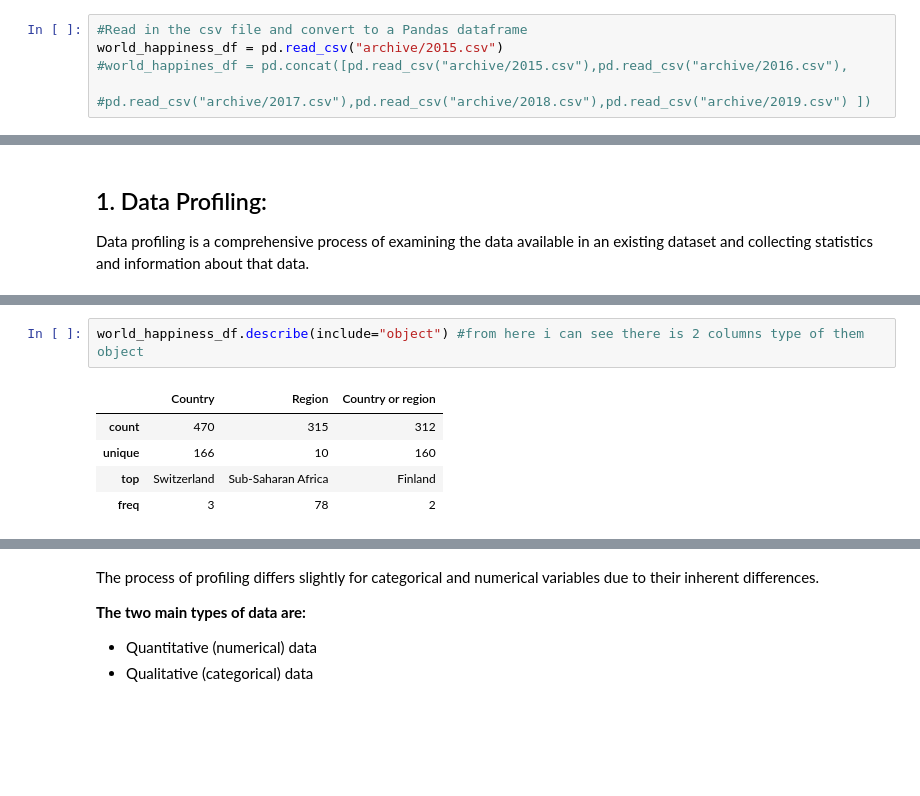
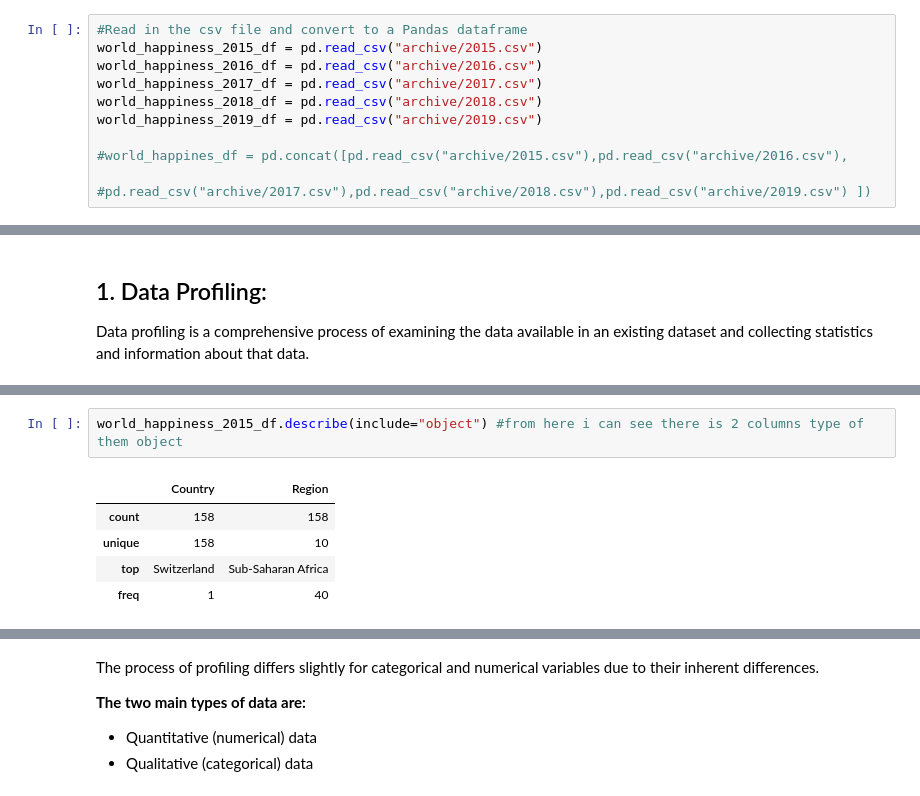
Before and after one commit to Abdullah-01/Usecase-2, a Jupyter notebook: EDA explain template.ipynb, the cells around one changed output, grey strips where cells are left out. Saved outputs shown, nothing was run; the diff lists cells and outputs as text; blank space fills up the shorter version.

```diff
--- a/EDA explain template.ipynb
+++ b/EDA explain template.ipynb
@@ -13,7 +13,12 @@ from scipy.stats import zscore
 We can now load the dataset into pandas using the read_csv() function. This converts the CSV file into a Pandas dataframe.
 # %%
 #Read in the csv file and convert to a Pandas dataframe
-world_happiness_df = pd.read_csv("archive/2015.csv")
+world_happiness_2015_df = pd.read_csv("archive/2015.csv")
+world_happiness_2016_df = pd.read_csv("archive/2016.csv")
+world_happiness_2017_df = pd.read_csv("archive/2017.csv")
+world_happiness_2018_df = pd.read_csv("archive/2018.csv")
+world_happiness_2019_df = pd.read_csv("archive/2019.csv")
+
 #world_happines_df = pd.concat([pd.read_csv("archive/2015.csv"),pd.read_csv("archive/2016.csv"),
                                #pd.read_csv("archive/2017.csv"),pd.read_csv("archive/2018.csv"),pd.read_csv("archive/2019.csv") ])
 # %% [markdown]
@@ -85,8 +305,8 @@ world_happines_df.describe() # from here i can see there is 10 columns with numr
 # %%
-world_happiness_df.describe(include="object") #from here i can see there is 2 columns type of them object
+world_happiness_2015_df.describe(include="object") #from here i can see there is 2 columns type of them object
 # %% [output]
-|  | Country | Region | Country or region |
-| count | 470 | 315 | 312 |
-| unique | 166 | 10 | 160 |
-| top | Switzerland | Sub-Saharan Africa | Finland |
-| freq | 3 | 78 | 2 |
+|  | Country | Region |
+| count | 158 | 158 |
+| unique | 158 | 10 |
+| top | Switzerland | Sub-Saharan Africa |
+| freq | 1 | 40 |
```
Also changed, not shown: parts of 48 cells of this notebook.
